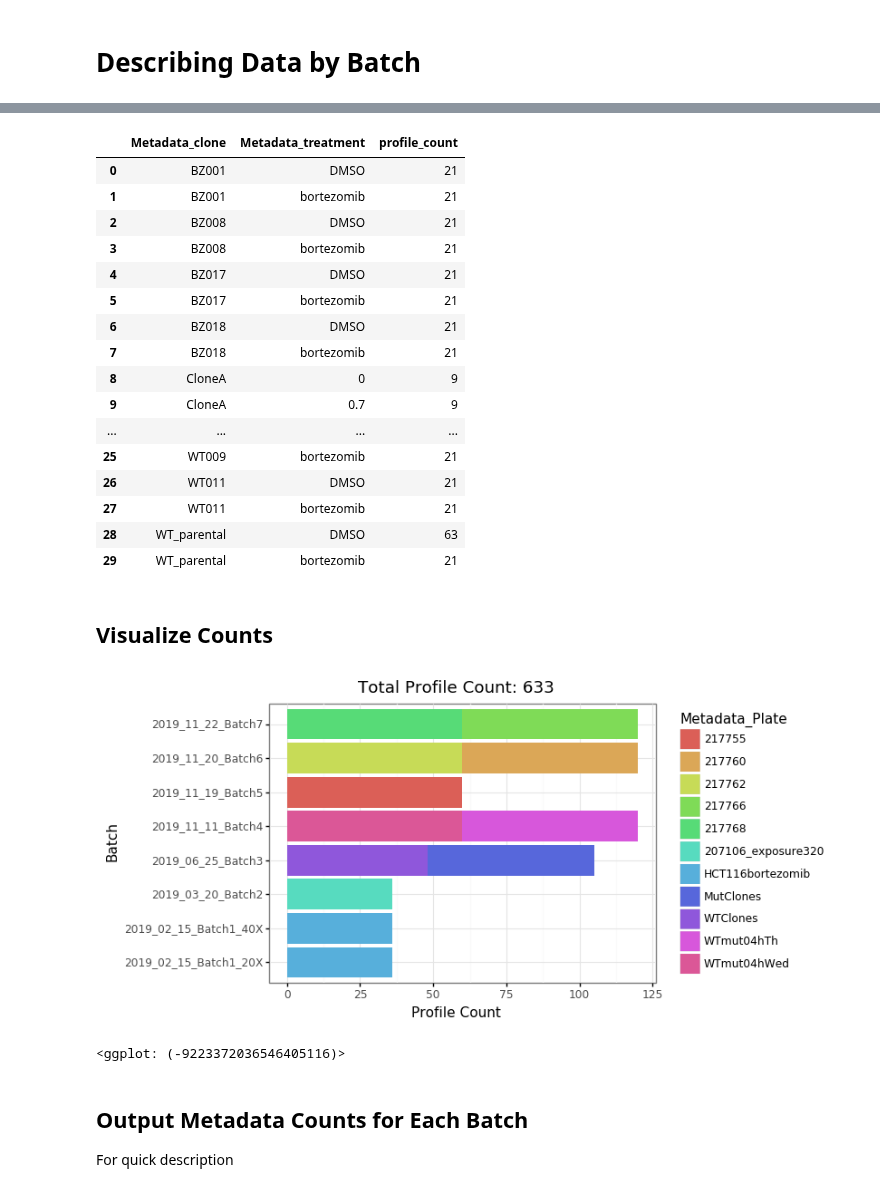
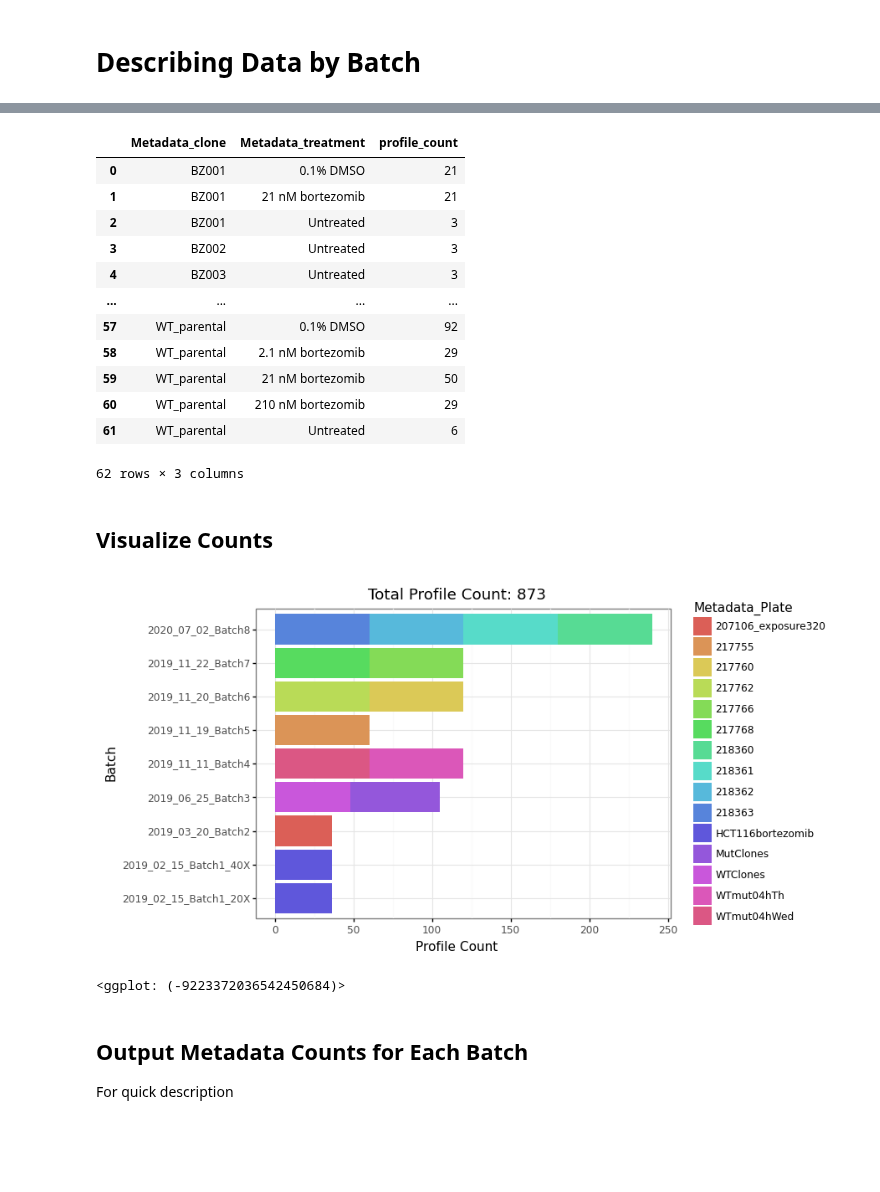
Before and after one commit to broadinstitute/profiling-resistance-mechanisms, a Jupyter notebook: 2.describe-data/0.describe-data.ipynb, the cells around one changed output, grey strips where cells are left out. Saved outputs shown, nothing was run; the diff lists cells and outputs as text; code cells hidden in the pictures; blank space fills up the shorter version.

Commit message:
refactor harmonize batches to function

```diff
--- a/2.describe-data/0.describe-data.ipynb
+++ b/2.describe-data/0.describe-data.ipynb
@@ -26,12 +27,7 @@ def get_count_per_batch(df, batch_name):
 
 def count_treatments_per_plate(df, batch_name):
 
-    if batch_name in ["2019_02_15_Batch1_20X", "2019_02_15_Batch1_40X", "2019_03_20_Batch2"]:
-        group_cols = ["Metadata_CellLine", "Metadata_Dosage", "Metadata_Plate"]
-    elif batch_name in ["2019_06_25_Batch3"]:
-        group_cols = ["Metadata_clone_number", "Metadata_Plate"]
-    else:
-        group_cols = ["Metadata_clone_number", "Metadata_treatment", "Metadata_Plate"]
+    group_cols = ["Metadata_clone_number", "Metadata_treatment", "Metadata_Plate"]
 
     result = (
         df
@@ -46,22 +42,16 @@ def count_treatments_per_plate(df, batch_name):
         .assign(batch=batch_name)
     )
 
-    if batch_name not in ["2019_06_25_Batch3"]:
-        result = (
-            result.rename({
-                group_cols[1]: "Metadata_treatment"
-            }, axis="columns")
-        )
     return result
 
 def process_counts(batch_name, profile_dir="profiles"):
-    df = load_data(batch_name, profile_dir, combine_dfs=True)
+    df = load_data(batch_name, profile_dir, combine_dfs=True, harmonize_cols=True)
     batch_count = get_count_per_batch(df, batch_name)
     treatment_count = count_treatments_per_plate(df, batch_name)
     return df, batch_count, treatment_count
 # %%
-profile_dir = os.path.join("..", "0.generate-profiles", "profiles")
-batches = [x for x in os.listdir(profile_dir) if x != ".DS_Store"]
+profile_dir = pathlib.Path("../0.generate-profiles/profiles")
+batches = sorted([x for x in os.listdir(profile_dir) if x != ".DS_Store"])
 
 batches
 # %% [output]
@@ -76,6 +67,5 @@ batches
 # %%
 batch_data = {}
-all_clones = list()
 profile_count_list = list()
 for batch in batches:
     print("Now processing... {}".format(batch))
@@ -88,7 +78,6 @@ for batch in batches:
             "treatment_count": treatment_count
         }
 
-    all_clones += treatment_count.Metadata_clone.unique().tolist()
     profile_count_list.append(
         treatment_count.loc[:, ["Metadata_clone", "Metadata_treatment", "profile_count"]]
     )
@@ -171,7 +205,7 @@ all_profile_counts = []
 for key, value in batch_data.items():
     all_profile_counts.append(batch_data[key]["batch_count"])
 
-profile_counts_df = pd.concat(all_profile_counts, axis="rows")
+profile_counts_df = pd.concat(all_profile_counts, axis="rows").reset_index(drop=True)
 profile_counts_df
 # %% [output]
 |  | Metadata_Plate | profile_count | batch |
@@ -208,53 +267,52 @@ clone_counts_df = (
     ["profile_count"]
     .sum()
     .reset_index()
+    .sort_values(by=["Metadata_clone", "Metadata_treatment"])
 )
 
-output_file = os.path.join("tables", "clone_counts_bortezomib.csv")
+output_file = pathlib.Path("tables/clone_counts_bortezomib.csv")
 clone_counts_df.to_csv(output_file, sep=',', index=False)
 
 clone_counts_df
 # %% [output]
 |  | Metadata_clone | Metadata_treatment | profile_count |
-| 0 | BZ001 | DMSO | 21 |
-| 1 | BZ001 | bortezomib | 21 |
-| 2 | BZ008 | DMSO | 21 |
-| 3 | BZ008 | bortezomib | 21 |
-| 4 | BZ017 | DMSO | 21 |
-| 5 | BZ017 | bortezomib | 21 |
-| 6 | BZ018 | DMSO | 21 |
-| 7 | BZ018 | bortezomib | 21 |
-| 8 | CloneA | 0 | 9 |
-| 9 | CloneA | 0.7 | 9 |
+| 0 | BZ001 | 0.1% DMSO | 21 |
+| 1 | BZ001 | 21 nM bortezomib | 21 |
+| 2 | BZ001 | Untreated | 3 |
+| 3 | BZ002 | Untreated | 3 |
+| 4 | BZ003 | Untreated | 3 |
 | ... | ... | ... | ... |
-| 25 | WT009 | bortezomib | 21 |
-| 26 | WT011 | DMSO | 21 |
-| 27 | WT011 | bortezomib | 21 |
-| 28 | WT_parental | DMSO | 63 |
-| 29 | WT_parental | bortezomib | 21 |
+| 57 | WT_parental | 0.1% DMSO | 92 |
+| 58 | WT_parental | 2.1 nM bortezomib | 29 |
+| 59 | WT_parental | 21 nM bortezomib | 50 |
+| 60 | WT_parental | 210 nM bortezomib | 29 |
+| 61 | WT_parental | Untreated | 6 |
+62 rows × 3 columns
 # %% [markdown]
 ## Visualize Counts
 # %%
 total_count = profile_counts_df.profile_count.sum()
 total_label = "Total Profile Count: {}".format(total_count)
+
+profile_counts_df.Metadata_Plate = profile_counts_df.Metadata_Plate.astype(str)
 
 batch_count_gg = (
     gg.ggplot(profile_counts_df, gg.aes(y="profile_count", x="batch")) +
     gg.geom_bar(gg.aes(fill="Metadata_Plate"), stat="identity") +
     gg.coord_flip() +
     gg.theme_bw() +
     gg.ylab("Profile Count") +
     gg.xlab("Batch") +
     gg.ggtitle(total_label)
 )
 
-output_figure = os.path.join("figures", "batch_count.png")
+output_figure = pathlib.Path("figures/batch_count.png")
 batch_count_gg.save(output_figure, height=4, width=5.5, dpi=400, verbose=False)
 
 batch_count_gg
 # %% [output]
-[figure, old version]
+[figure, new version]
-<ggplot: (-9223372036546405116)>
+<ggplot: (-9223372036542450684)>
 # %% [markdown]
 ## Output Metadata Counts for Each Batch
 
```
Also changed, not shown: parts of 23 cells of this notebook, 2 other files.
